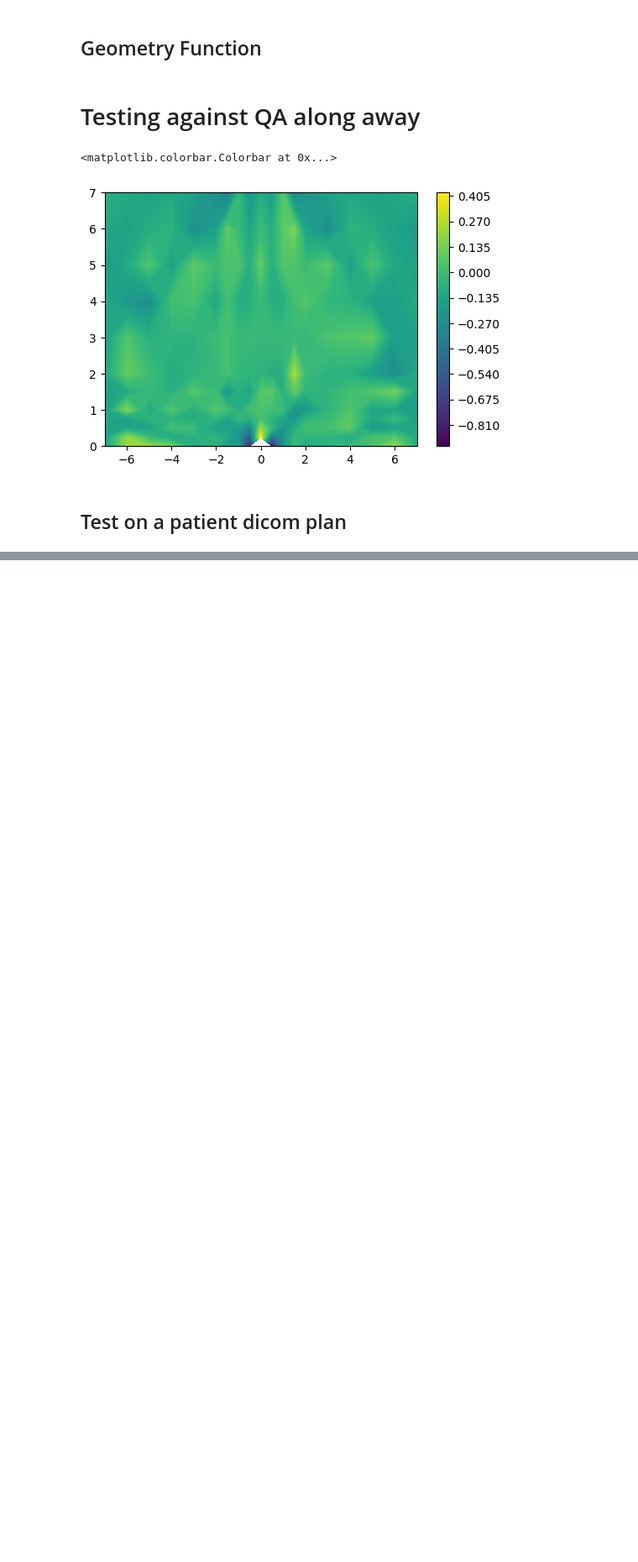
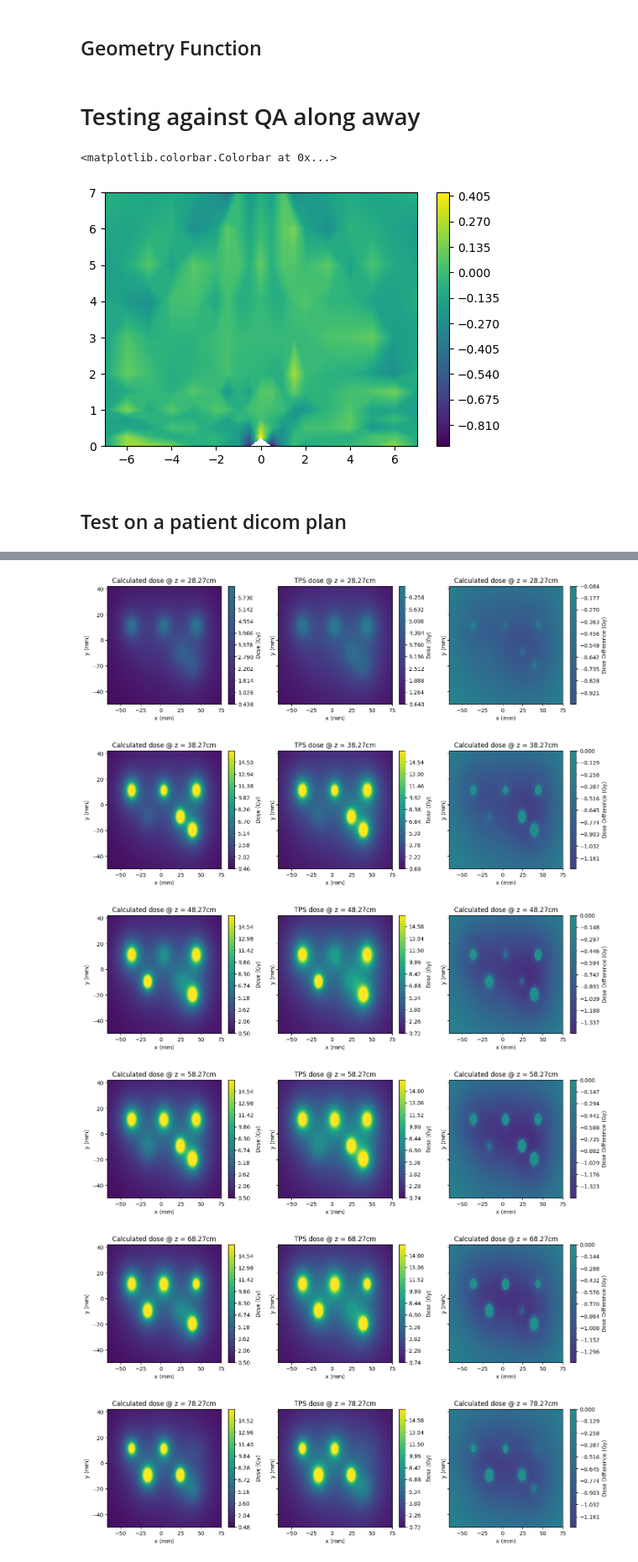
Before and after one commit to SimonBiggs/teap-brachytherapy-portfolio, a Jupyter notebook: TG43 Implementation.ipynb, the cells around one changed output, grey strips where cells are left out. Shown at 84% size. Drawn from its saved outputs; the diff is of its cells as text; code cells hidden in the pictures; blank space fills up the shorter version.

```diff
--- a/TG43 Implementation.ipynb
+++ b/TG43 Implementation.ipynb
@@ -356,0 +612,49 @@ plt.colorbar()
+# %%
+relevant_slice = max_dose_per_slice > max_dose * 0.1
+relevant_z = calc_z[relevant_slice]
+# %%
+for z in relevant_z:
+    tps_z_ref = np.where(z_raw == z)[0][0]
+    calc_z_ref = np.where(calc_z == z)[0][0]
+
+    fig, (ax1, ax2, ax3) = plt.subplots(1, 3, sharey=True, figsize=(16,4))
+
+    c1 = ax1.contourf(
+        calc_x, calc_y, tg43_dose[:,:,calc_z_ref], 1000, vmin=0, vmax=max_dose)
+    ax1.set_title("Calculated dose @ z = {0:.2f}cm".format(z))
+    ax1.set_xlabel("x (mm)")
+    ax1.set_ylabel("y (mm)")
+
+    cbar = plt.colorbar(c1, ax=ax1)
+    cbar.ax.set_ylabel('Dose (Gy)')
+
+
+    c2 = ax2.contourf(
+        calc_x, calc_y, tps_dose[:,:,tps_z_ref], 1000, vmin=0, vmax=max_dose)
+    ax2.set_title("TPS dose @ z = {0:.2f}cm".format(z))
+    ax2.set_xlabel("x (mm)")
+    ax2.set_ylabel("y (mm)")
+
+    cbar = plt.colorbar(c2, ax=ax2)
+    cbar.ax.set_ylabel('Dose (Gy)')
+
+#     percent_dose_diff = 100*(tg43_dose[:,:,calc_z_ref] - tps_dose[:,:,tps_z_ref]) / tps_dose[:,:,tps_z_ref]
+    dose_diff = tg43_dose[:,:,calc_z_ref] - tps_dose[:,:,tps_z_ref]
+
+    c3 = ax3.contourf(
+        calc_x, calc_y, dose_diff, 1000, vmin=-2, vmax=2)
+    ax3.set_title("Calculated dose @ z = {0:.2f}cm".format(z))
+    ax3.set_xlabel("x (mm)")
+    ax3.set_ylabel("y (mm)")
+
+    cbar = plt.colorbar(c3, ax=ax3)
+    cbar.ax.set_ylabel('Dose Difference (Gy)')
+
+    plt.show()
+# %% [output]
+[figure, added]
+[figure, added]
+[figure, added]
+[figure, added]
+[figure, added]
+[figure, added]
```
Also changed, not shown: parts of 23 cells of this notebook, 1 other file.
